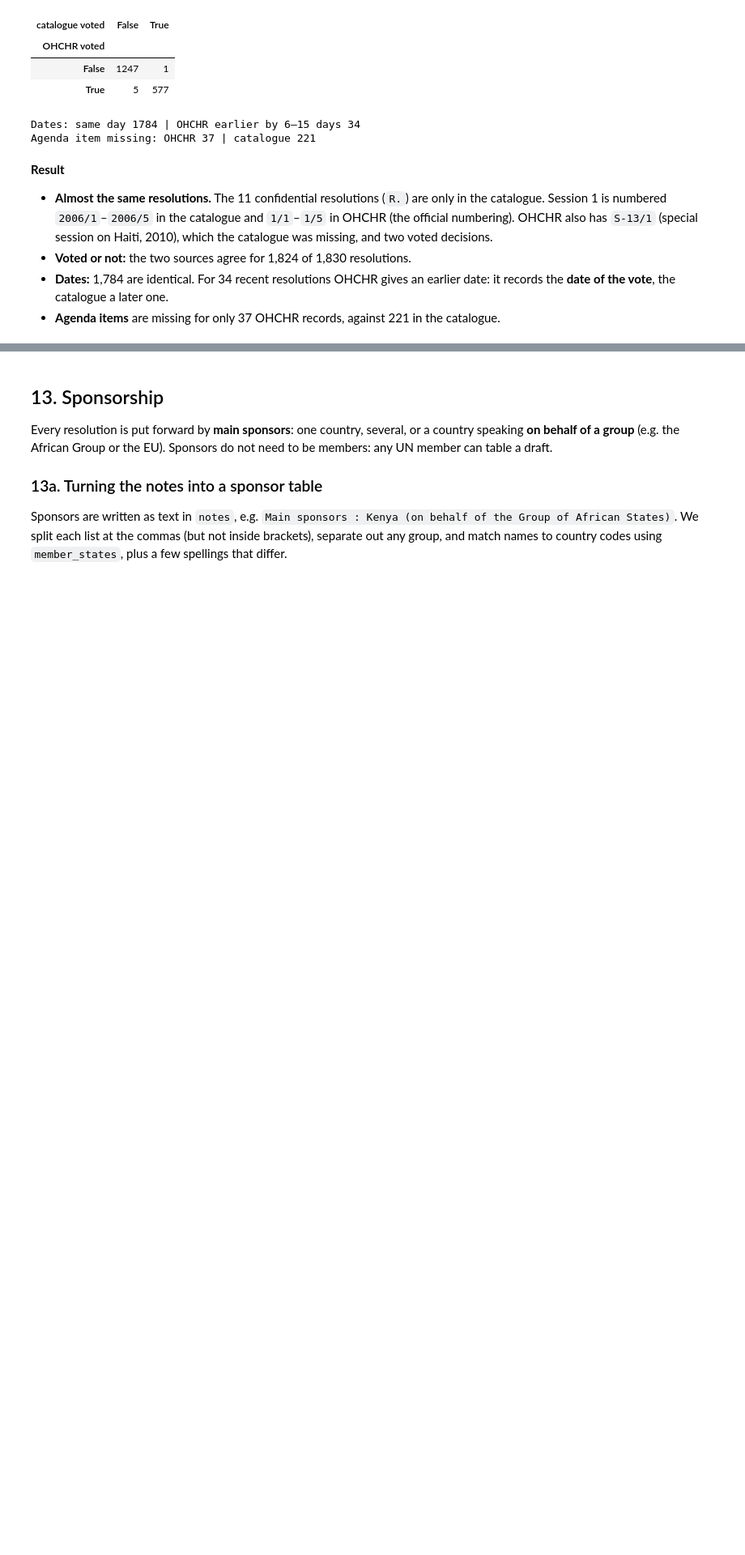
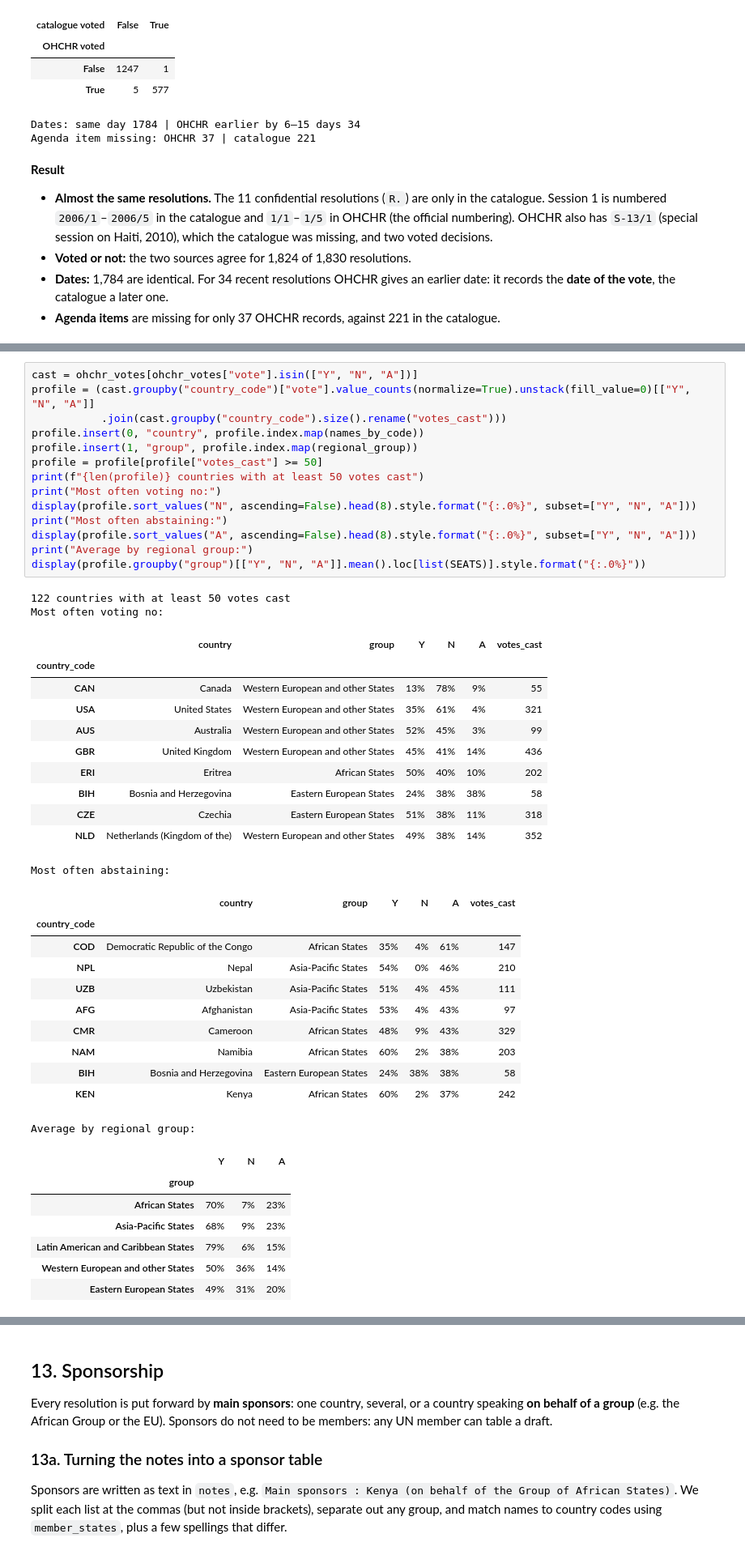
Before and after one commit to unst-ethz/policy-pulse, a Jupyter notebook: notebooks/teju/hrc_exploration.ipynb, the cells around one changed output, grey strips where cells are left out. Shown at 81% size. Saved outputs shown, nothing was run; the diff lists cells and outputs as text; blank space fills up the shorter version.

```diff
--- a/notebooks/teju/hrc_exploration.ipynb
+++ b/notebooks/teju/hrc_exploration.ipynb
@@ -1293,0 +1542,46 @@ Most often abstaining:
+# %%
+cast = ohchr_votes[ohchr_votes["vote"].isin(["Y", "N", "A"])]
+profile = (cast.groupby("country_code")["vote"].value_counts(normalize=True).unstack(fill_value=0)[["Y", "N", "A"]]
+           .join(cast.groupby("country_code").size().rename("votes_cast")))
+profile.insert(0, "country", profile.index.map(names_by_code))
+profile.insert(1, "group", profile.index.map(regional_group))
+profile = profile[profile["votes_cast"] >= 50]
+print(f"{len(profile)} countries with at least 50 votes cast")
+print("Most often voting no:")
+display(profile.sort_values("N", ascending=False).head(8).style.format("{:.0%}", subset=["Y", "N", "A"]))
+print("Most often abstaining:")
+display(profile.sort_values("A", ascending=False).head(8).style.format("{:.0%}", subset=["Y", "N", "A"]))
+print("Average by regional group:")
+display(profile.groupby("group")[["Y", "N", "A"]].mean().loc[list(SEATS)].style.format("{:.0%}"))
+# %% [output]
+122 countries with at least 50 votes cast
+Most often voting no:
+|  | country | group | Y | N | A | votes_cast |
+| country_code |  |  |  |  |  |  |
+| CAN | Canada | Western European and other States | 13% | 78% | 9% | 55 |
+| USA | United States | Western European and other States | 35% | 61% | 4% | 321 |
+| AUS | Australia | Western European and other States | 52% | 45% | 3% | 99 |
+| GBR | United Kingdom | Western European and other States | 45% | 41% | 14% | 436 |
+| ERI | Eritrea | African States | 50% | 40% | 10% | 202 |
+| BIH | Bosnia and Herzegovina | Eastern European States | 24% | 38% | 38% | 58 |
+| CZE | Czechia | Eastern European States | 51% | 38% | 11% | 318 |
+| NLD | Netherlands (Kingdom of the) | Western European and other States | 49% | 38% | 14% | 352 |
+Most often abstaining:
+|  | country | group | Y | N | A | votes_cast |
+| country_code |  |  |  |  |  |  |
+| COD | Democratic Republic of the Congo | African States | 35% | 4% | 61% | 147 |
+| NPL | Nepal | Asia-Pacific States | 54% | 0% | 46% | 210 |
+| UZB | Uzbekistan | Asia-Pacific States | 51% | 4% | 45% | 111 |
+| AFG | Afghanistan | Asia-Pacific States | 53% | 4% | 43% | 97 |
+| CMR | Cameroon | African States | 48% | 9% | 43% | 329 |
+| NAM | Namibia | African States | 60% | 2% | 38% | 203 |
+| BIH | Bosnia and Herzegovina | Eastern European States | 24% | 38% | 38% | 58 |
+| KEN | Kenya | African States | 60% | 2% | 37% | 242 |
+Average by regional group:
+|  | Y | N | A |
+| group |  |  |  |
+| African States | 70% | 7% | 23% |
+| Asia-Pacific States | 68% | 9% | 23% |
+| Latin American and Caribbean States | 79% | 6% | 15% |
+| Western European and other States | 50% | 36% | 14% |
+| Eastern European States | 49% | 31% | 20% |
```
Also changed, not shown: parts of 19 cells of this notebook.
